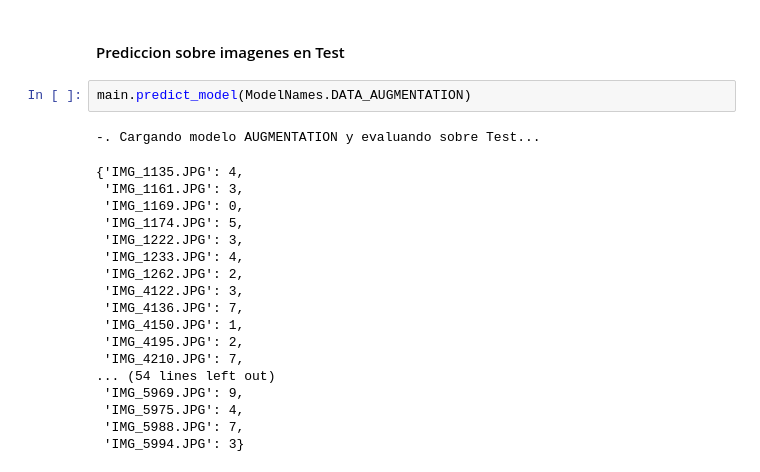
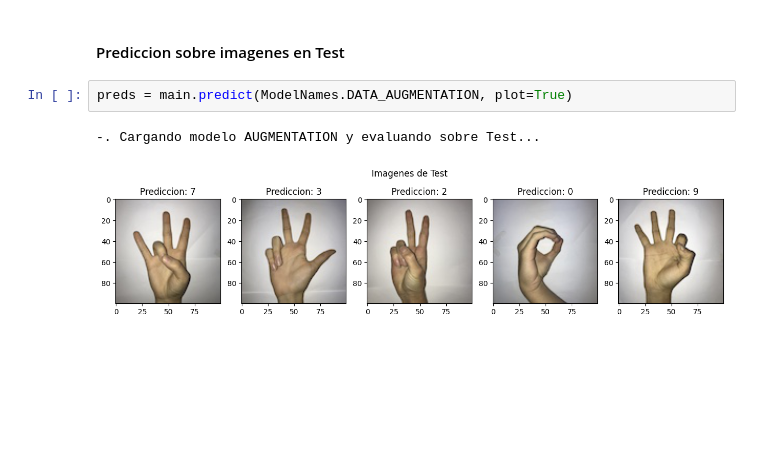
Before and after one commit to JNunez1991/DeepLearning_CNN_SignLenguaje, a Jupyter notebook: notebook/SignLenguaje.ipynb, the cells around one changed output. Drawn from its saved outputs; the diff is of its cells as text; blank space fills up the shorter version.

Commit message:
se agrega plot de con las predicciones de imagenes de Test

```diff
--- a/notebook/SignLenguaje.ipynb
+++ b/notebook/SignLenguaje.ipynb
@@ -165,23 +165,7 @@ Found 347 files belonging to 10 classes.
 # %% [markdown]
 #### Prediccion sobre imagenes en Test
 # %%
-main.predict_model(ModelNames.DATA_AUGMENTATION)
+preds = main.predict(ModelNames.DATA_AUGMENTATION, plot=True)
 # %% [output]
 -. Cargando modelo AUGMENTATION y evaluando sobre Test...
-{'IMG_1135.JPG': 4,
- 'IMG_1161.JPG': 3,
- 'IMG_1169.JPG': 0,
- 'IMG_1174.JPG': 5,
- 'IMG_1222.JPG': 3,
- 'IMG_1233.JPG': 4,
- 'IMG_1262.JPG': 2,
- 'IMG_4122.JPG': 3,
- 'IMG_4136.JPG': 7,
- 'IMG_4150.JPG': 1,
- 'IMG_4195.JPG': 2,
- 'IMG_4210.JPG': 7,
-... (54 lines left out)
- 'IMG_5969.JPG': 9,
- 'IMG_5975.JPG': 4,
- 'IMG_5988.JPG': 7,
- 'IMG_5994.JPG': 3}
+[figure, added]
```
Also changed, not shown: 3 other files.
